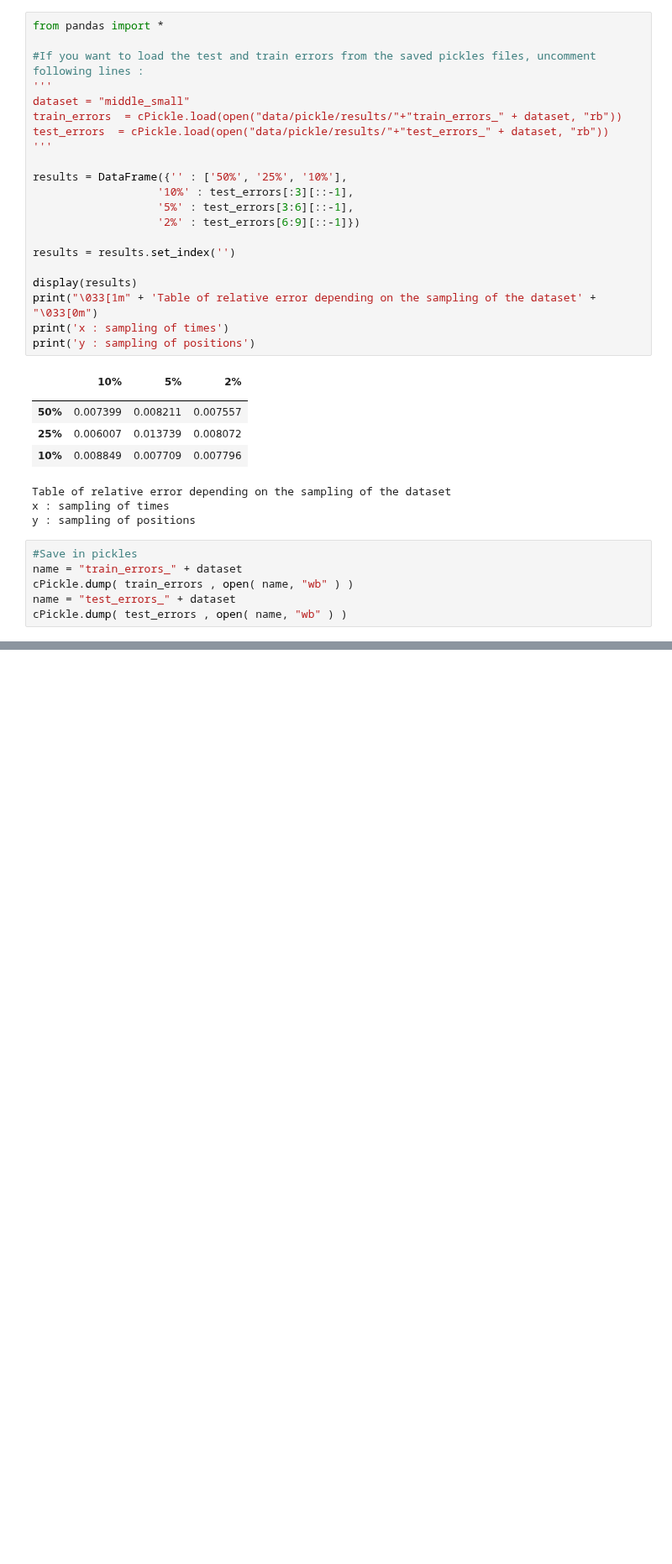
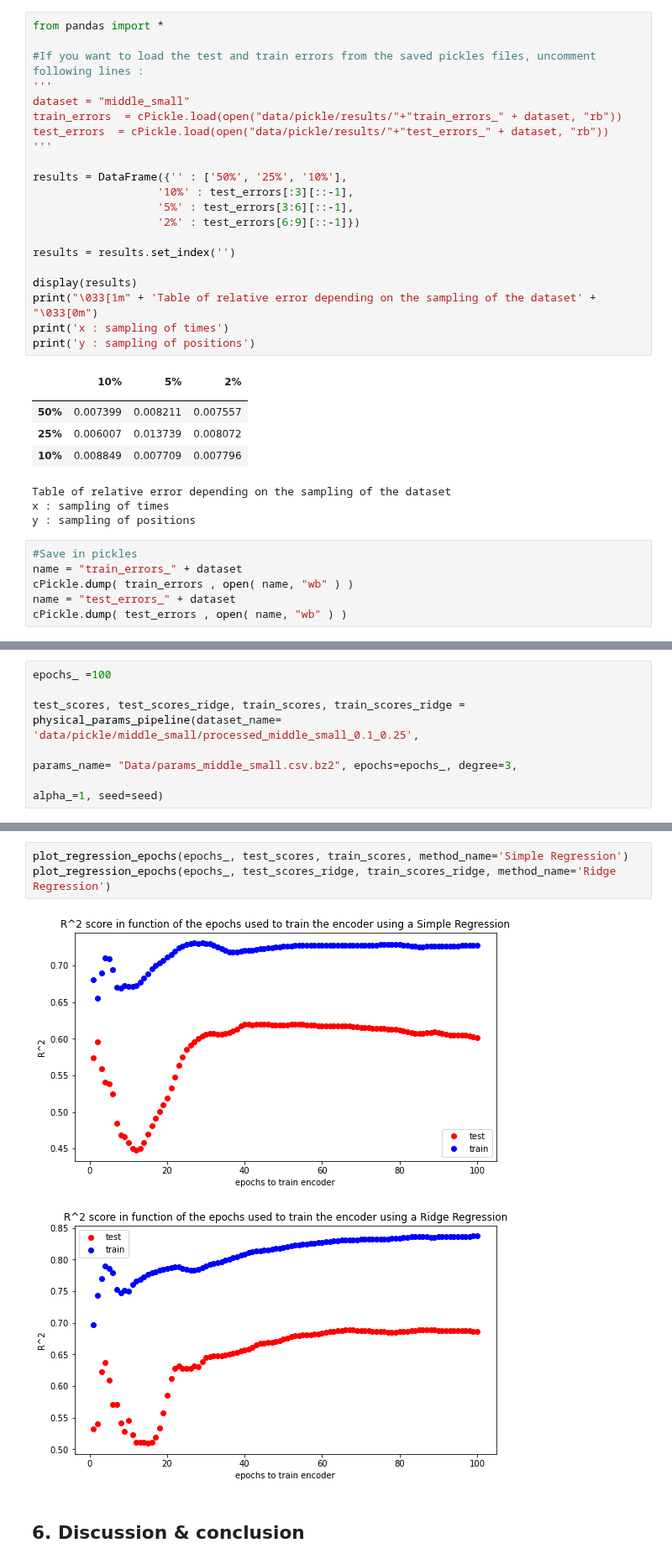
Before and after one commit to CS-433/ml-project-2-thevipers2, a Jupyter notebook: main-Copy1.ipynb, the cells around one changed output, grey strips where cells are left out. Shown at 84% size. Drawn from its saved outputs; the diff is of its cells as text; blank space fills up the shorter version.

Commit message:
main copy avec physical interpretation

```diff
--- a/main-Copy1.ipynb
+++ b/main-Copy1.ipynb
@@ -728,0 +619,6 @@ hf.create_dataset('dataset_1', data=x)
+# %%
+epochs_ =100
+
+test_scores, test_scores_ridge, train_scores, train_scores_ridge = physical_params_pipeline(dataset_name= 'data/pickle/middle_small/processed_middle_small_0.1_0.25',
+                                                                                            params_name= "Data/params_middle_small.csv.bz2", epochs=epochs_, degree=3,
+                                                                                            alpha_=1, seed=seed)
@@ -728,0 +643,8 @@ hf.create_dataset('dataset_1', data=x)
+# %%
+plot_regression_epochs(epochs_, test_scores, train_scores, method_name='Simple Regression')
+plot_regression_epochs(epochs_, test_scores_ridge, train_scores_ridge, method_name='Ridge Regression')
+# %% [output]
+[figure, added]
+[figure, added]
+# %% [markdown]
+## 6. Discussion & conclusion <a name="ccl"></a>
```
Also changed, not shown: parts of 74 cells of this notebook.
